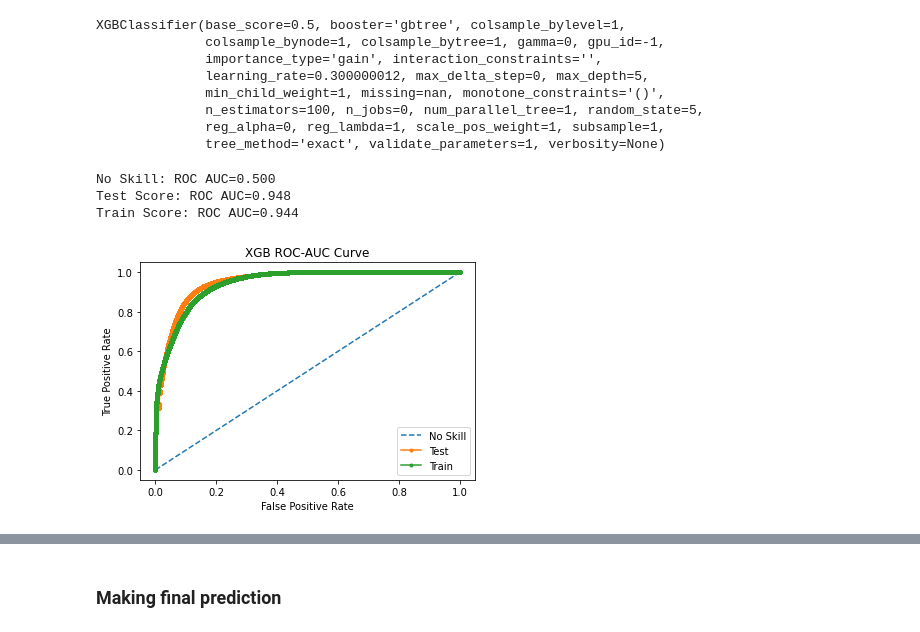
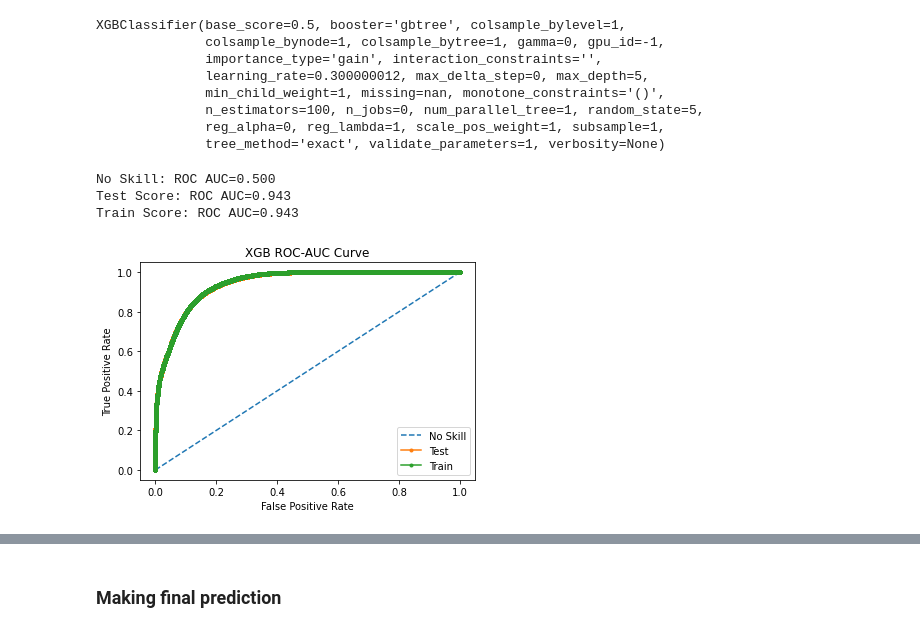
Before and after one commit to dishaaagarwal/Cross-Sell-Prediction-Machine-Learning, a Jupyter notebook: Cross-Sell Prediction.ipynb, the cells around one changed output, grey strips where cells are left out. Saved outputs shown, nothing was run; the diff lists cells and outputs as text; code cells hidden in the pictures.

```diff
--- a/Cross-Sell Prediction.ipynb
+++ b/Cross-Sell Prediction.ipynb
@@ -905,7 +925,7 @@ XGBClassifier(base_score=0.5, booster='gbtree', colsample_bylevel=1,
 ns_probs = [0 for _ in range(len(y_test_balanced))]
 
 ## Tst
-lr_probs_test = rtree.predict_proba(X_test_balanced)
+lr_probs_test = xgb.predict_proba(X_test_balanced)
 # keep probabilities for the positive outcome only
 lr_probs_test = lr_probs_test[:, 1]
 
@@ -915,37 +935,37 @@ lr_probs_train = xgb.predict_proba(X_train_balanced)
 lr_probs_train = lr_probs_train[:, 1]
 
 # calculate scores
 ns_auc = roc_auc_score(y_test_balanced, ns_probs)
 lr_auc_test = roc_auc_score(y_test_balanced, lr_probs_test)
 lr_auc_train = roc_auc_score(y_train_balanced, lr_probs_train)
 # summarize scores
 print('No Skill: ROC AUC=%.3f' % (ns_auc))
 print('Test Score: ROC AUC=%.3f' % (lr_auc_test))
 print('Train Score: ROC AUC=%.3f' % (lr_auc_train))
 
 # calculate roc curves
 ns_fpr, ns_tpr, _ = roc_curve(y_test_balanced, ns_probs)
 lr_fpr_test, lr_tpr_test, _ = roc_curve(y_test_balanced, lr_probs_test)
 lr_fpr_train, lr_tpr_train, _ = roc_curve(y_train_balanced, lr_probs_train)
 
 # plot the roc curve for the model
 plt.plot(ns_fpr, ns_tpr, linestyle='--', label='No Skill')
 plt.plot(lr_fpr_test, lr_tpr_test, marker='.', label='Test')
 plt.plot(lr_fpr_train, lr_tpr_train, marker='.', label='Train')
 # axis labels
 plt.xlabel('False Positive Rate')
 plt.ylabel('True Positive Rate')
 # show the legend
 plt.legend()
 # show the plot
 plt.title('XGB ROC-AUC Curve')
-plt.savefig('xgb ROC-AUC Curve.png')
+plt.savefig('xgb_ROC-AUC Curve.png')
 plt.show()
 # %% [output]
 No Skill: ROC AUC=0.500
-Test Score: ROC AUC=0.948
-Train Score: ROC AUC=0.944
+Test Score: ROC AUC=0.943
+Train Score: ROC AUC=0.943
-[figure, old version]
+[figure, new version]
 # %%
 y_pred=xgb.predict(X_test_balanced)
 print('ROC-AUC score for XGB: ',roc_auc_score(y_test_balanced,y_pred))
```
Also changed, not shown: parts of 12 cells of this notebook.
